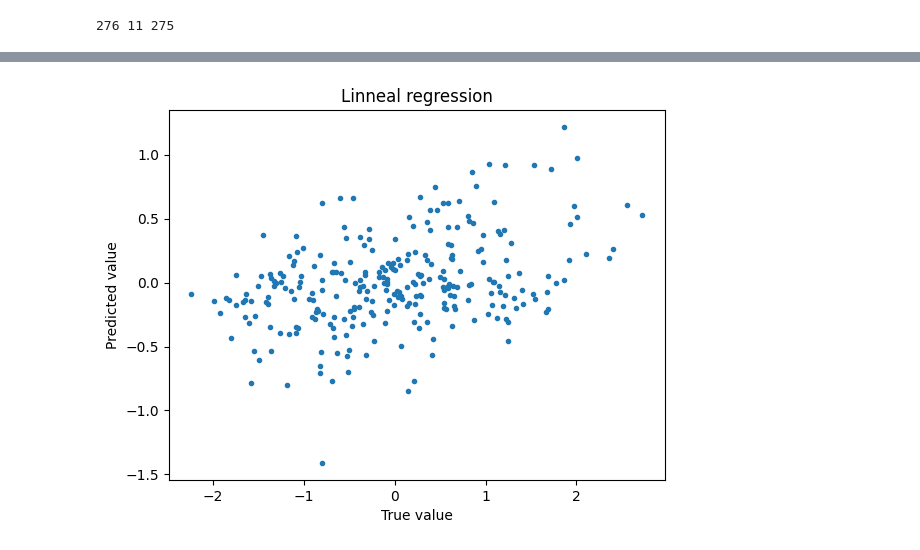
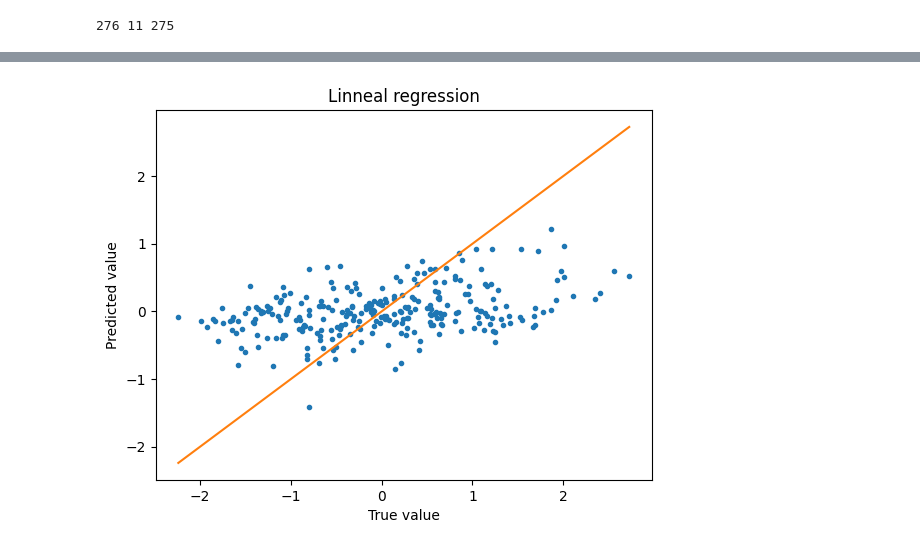
Before and after one commit to OBaldris/IntroML-Project, a Jupyter notebook: regression_two_fold.ipynb, the cells around one changed output, grey strips where cells are left out. Drawn from its saved outputs; the diff is of its cells as text; code cells hidden in the pictures.

```diff
--- a/regression_two_fold.ipynb
+++ b/regression_two_fold.ipynb
@@ -243,8 +243,8 @@ import numpy as np
 import sklearn.linear_model
 import sklearn.neural_network
 
-K1 = 3
-K2 = 3
+K1 = 10
+K2 = 10
 
 X = Y_scaled[:,1:]
 y = Y_scaled[:,0]
@@ -252,7 +252,7 @@ y = Y_scaled[:,0]
 k1 = 0
 k2 = 0
 
-lambda_range = list(np.arange(0.1, 100, 0.1))
+lambda_range = list(np.arange(0.1, 200, 0.1))
 hidden_range = list(range(1, 50))
 
 test_lens = []
@@ -357,12 +391,17 @@ ANN test error: 1.2518793174240193
 # %%
 mA = sklearn.linear_model.Ridge(alpha=best_lambda).fit(X, y)
 pred_y = mA.predict(X)
 
+line = np.linspace(min(y), max(y), 1000)
+
+
+
 plt.figure()
 plt.plot(y, pred_y, '.')
+plt.plot(line, line, '-')
 plt.xlabel('True value')
 plt.ylabel('Predicted value')
 plt.title('Linneal regression')
 plt.show()
 # %% [output]
-[figure, old version]
+[figure, new version]
```
Also changed, not shown: parts of 5 cells of this notebook.
